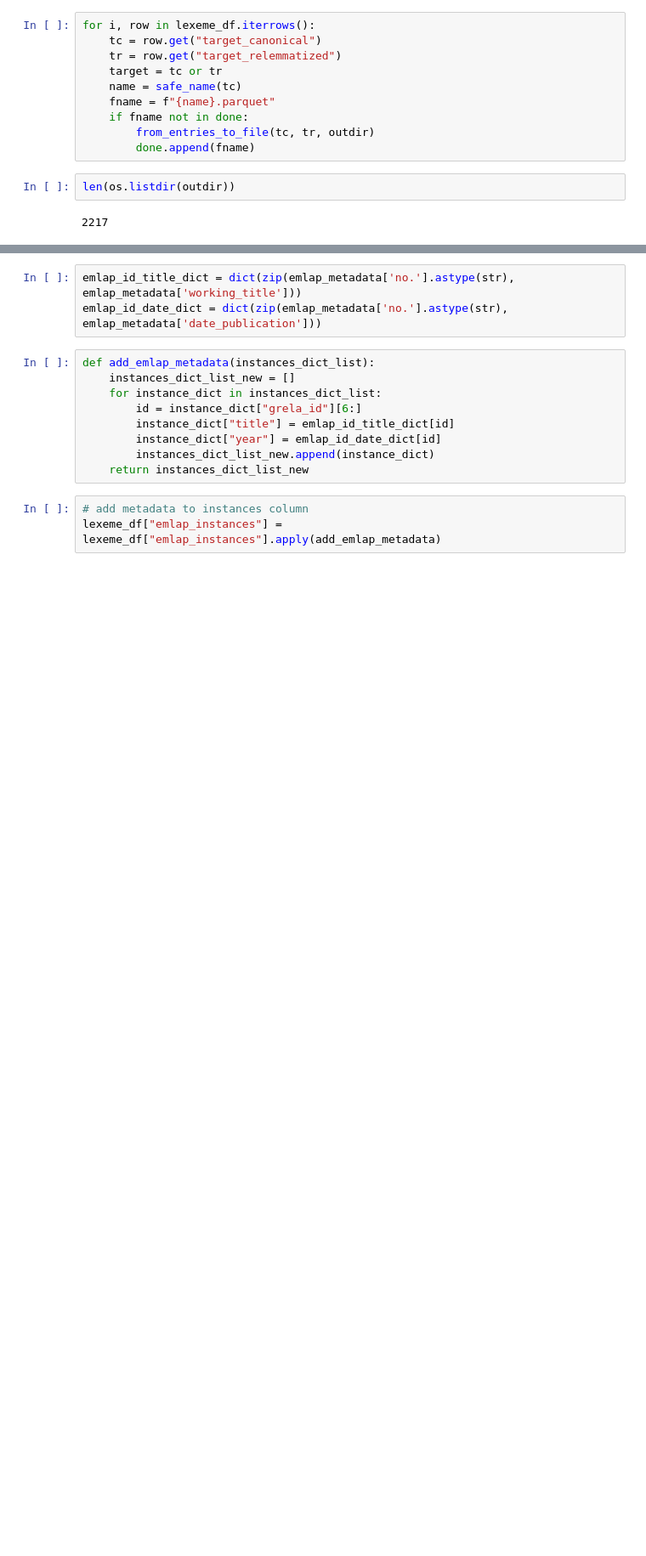
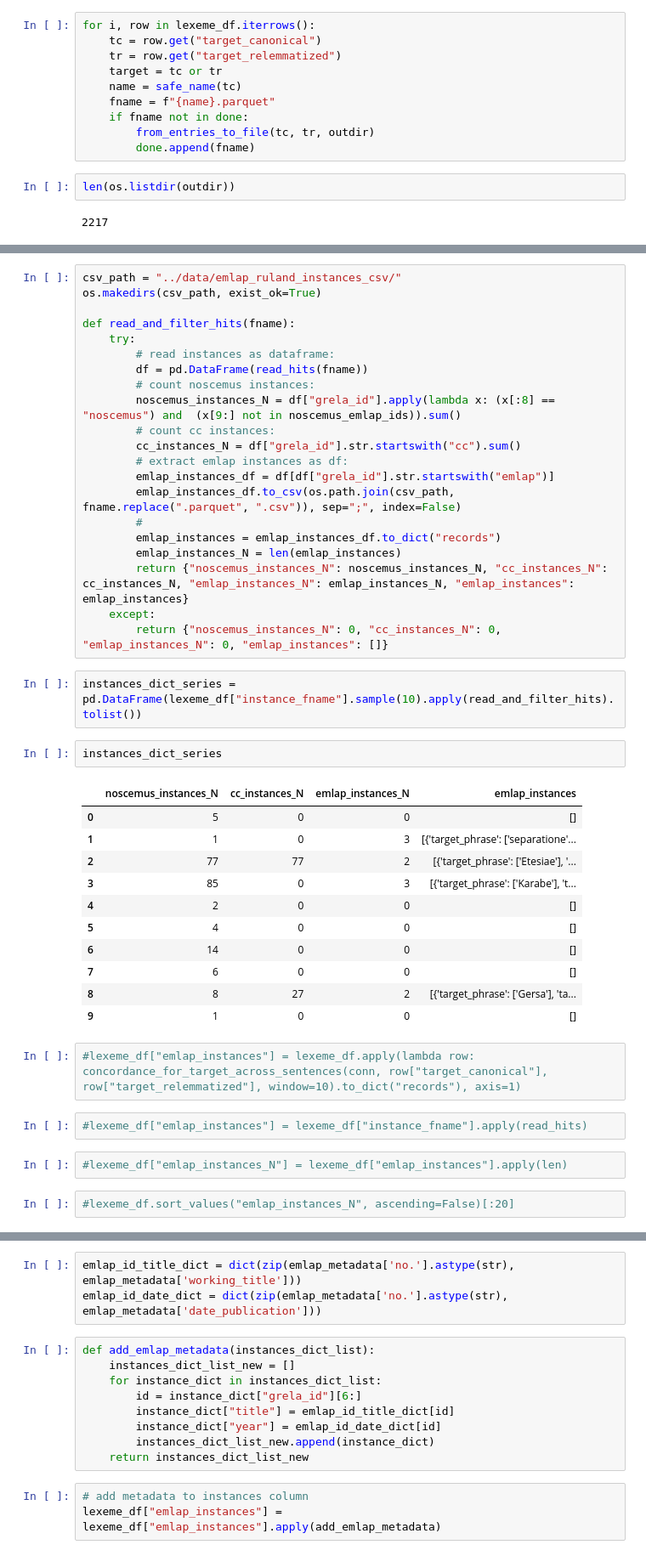
Before and after one commit to CCS-ZCU/dictionary-emlap, a Jupyter notebook: scripts/2-ruland-in-emlap.ipynb, the cells around one changed output, grey strips where cells are left out. Shown at 85% size. Drawn from its saved outputs; the diff is of its cells as text; blank space fills up the shorter version.

```diff
--- a/scripts/2-ruland-in-emlap.ipynb
+++ b/scripts/2-ruland-in-emlap.ipynb
@@ -281,0 +332,45 @@ emlap_metadata.head(5)
+# %%
+csv_path = "../data/emlap_ruland_instances_csv/"
+os.makedirs(csv_path, exist_ok=True)
+
+def read_and_filter_hits(fname):
+    try:
+        # read instances as dataframe:
+        df = pd.DataFrame(read_hits(fname))
+        # count noscemus instances:
+        noscemus_instances_N = df["grela_id"].apply(lambda x: (x[:8] == "noscemus") and  (x[9:] not in noscemus_emlap_ids)).sum()
+        # count cc instances:
+        cc_instances_N = df["grela_id"].str.startswith("cc").sum()
+        # extract emlap instances as df:
+        emlap_instances_df = df[df["grela_id"].str.startswith("emlap")]
+        emlap_instances_df.to_csv(os.path.join(csv_path, fname.replace(".parquet", ".csv")), sep=";", index=False)
+        #
+        emlap_instances = emlap_instances_df.to_dict("records")
+        emlap_instances_N = len(emlap_instances)
+        return {"noscemus_instances_N": noscemus_instances_N, "cc_instances_N": cc_instances_N, "emlap_instances_N": emlap_instances_N, "emlap_instances": emlap_instances}
+    except:
+        return {"noscemus_instances_N": 0, "cc_instances_N": 0, "emlap_instances_N": 0, "emlap_instances": []}
+# %%
+instances_dict_series = pd.DataFrame(lexeme_df["instance_fname"].sample(10).apply(read_and_filter_hits).tolist())
+# %%
+instances_dict_series
+# %% [output]
+|  | noscemus_instances_N | cc_instances_N | emlap_instances_N | emlap_instances |
+| 0 | 5 | 0 | 0 | [] |
+| 1 | 1 | 0 | 3 | [{'target_phrase': ['separatione'... |
+| 2 | 77 | 77 | 2 | [{'target_phrase': ['Etesiae'], '... |
+| 3 | 85 | 0 | 3 | [{'target_phrase': ['Karabe'], 't... |
+| 4 | 2 | 0 | 0 | [] |
+| 5 | 4 | 0 | 0 | [] |
+| 6 | 14 | 0 | 0 | [] |
+| 7 | 6 | 0 | 0 | [] |
+| 8 | 8 | 27 | 2 | [{'target_phrase': ['Gersa'], 'ta... |
+| 9 | 1 | 0 | 0 | [] |
+# %%
+#lexeme_df["emlap_instances"] = lexeme_df.apply(lambda row: concordance_for_target_across_sentences(conn, row["target_canonical"], row["target_relemmatized"], window=10).to_dict("records"), axis=1)
+# %%
+#lexeme_df["emlap_instances"] = lexeme_df["instance_fname"].apply(read_hits)
+# %%
+#lexeme_df["emlap_instances_N"] = lexeme_df["emlap_instances"].apply(len)
+# %%
+#lexeme_df.sort_values("emlap_instances_N", ascending=False)[:20]
```
Also changed, not shown: parts of 14 cells of this notebook.
